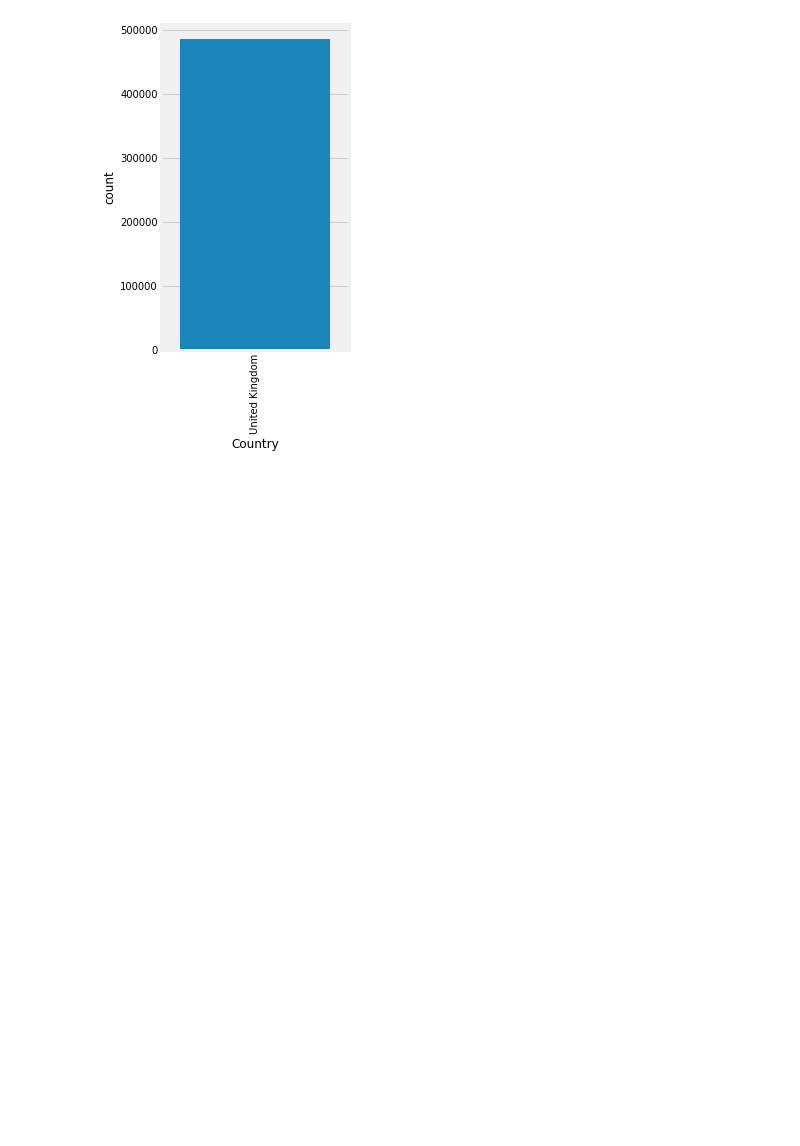
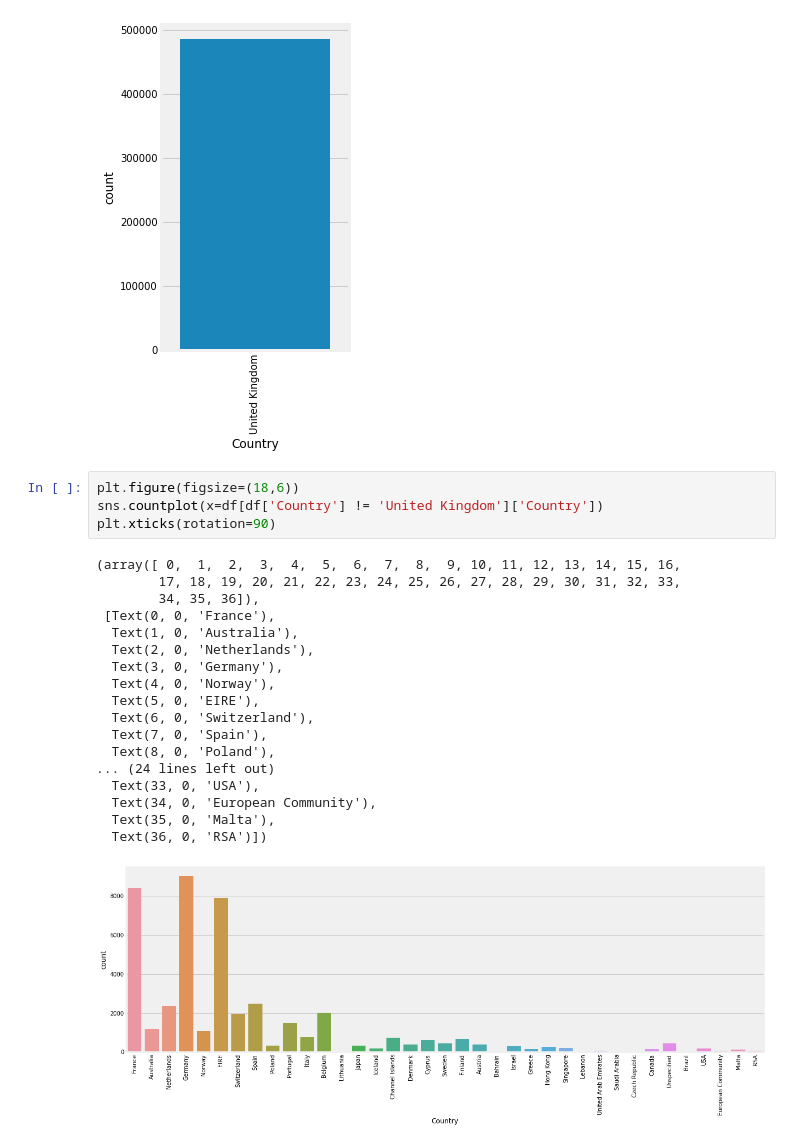
Before and after one commit to AmirMotefaker/Predicting-Sales-Ecommerce, a Jupyter notebook: predicting-sales-ecommerce.ipynb, the cells around one changed output. Saved outputs shown, nothing was run; the diff lists cells and outputs as text; blank space fills up the shorter version.

```diff
--- a/predicting-sales-ecommerce.ipynb
+++ b/predicting-sales-ecommerce.ipynb
@@ -373,3 +373,26 @@ plt.xticks(rotation=90)
 # %% [output]
 (array([0]), [Text(0, 0, 'United Kingdom')])
 [figure]
+# %%
+plt.figure(figsize=(18,6))
+sns.countplot(x=df[df['Country'] != 'United Kingdom']['Country'])
+plt.xticks(rotation=90)
+# %% [output]
+(array([ 0,  1,  2,  3,  4,  5,  6,  7,  8,  9, 10, 11, 12, 13, 14, 15, 16,
+        17, 18, 19, 20, 21, 22, 23, 24, 25, 26, 27, 28, 29, 30, 31, 32, 33,
+        34, 35, 36]),
+ [Text(0, 0, 'France'),
+  Text(1, 0, 'Australia'),
+  Text(2, 0, 'Netherlands'),
+  Text(3, 0, 'Germany'),
+  Text(4, 0, 'Norway'),
+  Text(5, 0, 'EIRE'),
+  Text(6, 0, 'Switzerland'),
+  Text(7, 0, 'Spain'),
+  Text(8, 0, 'Poland'),
+... (24 lines left out)
+  Text(33, 0, 'USA'),
+  Text(34, 0, 'European Community'),
+  Text(35, 0, 'Malta'),
+  Text(36, 0, 'RSA')])
+[figure, added]
```
Also changed, not shown: parts of 1 cell of this notebook.
